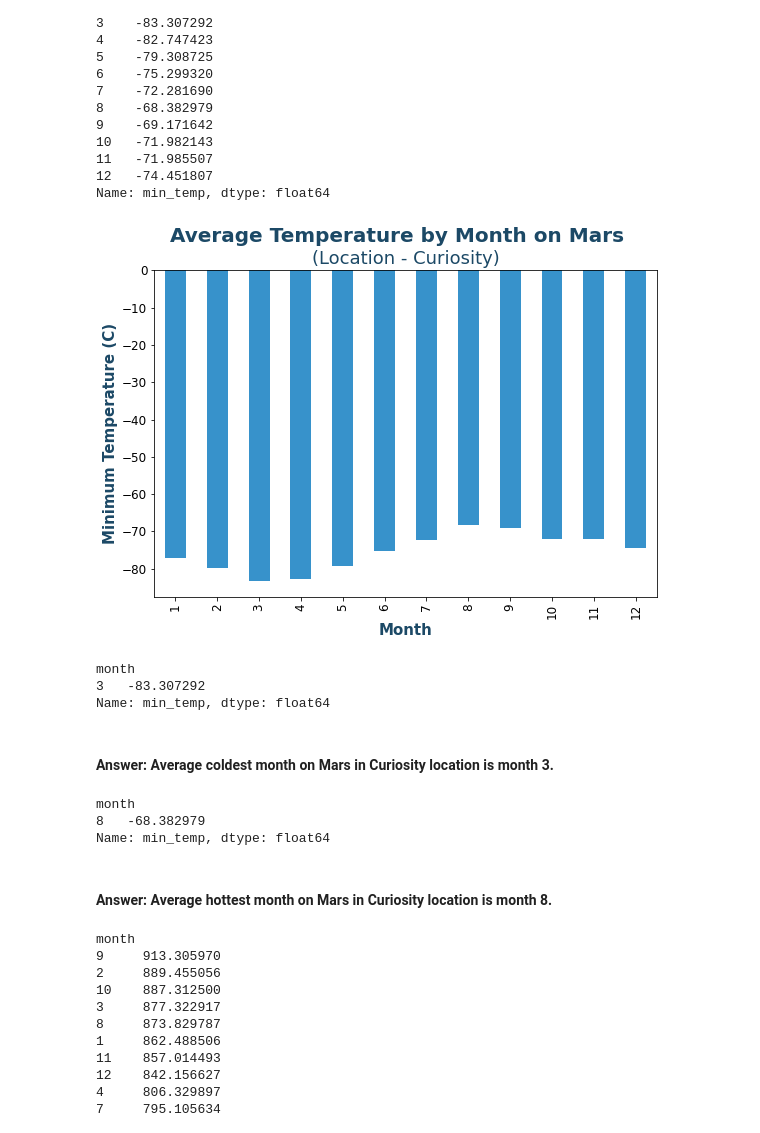
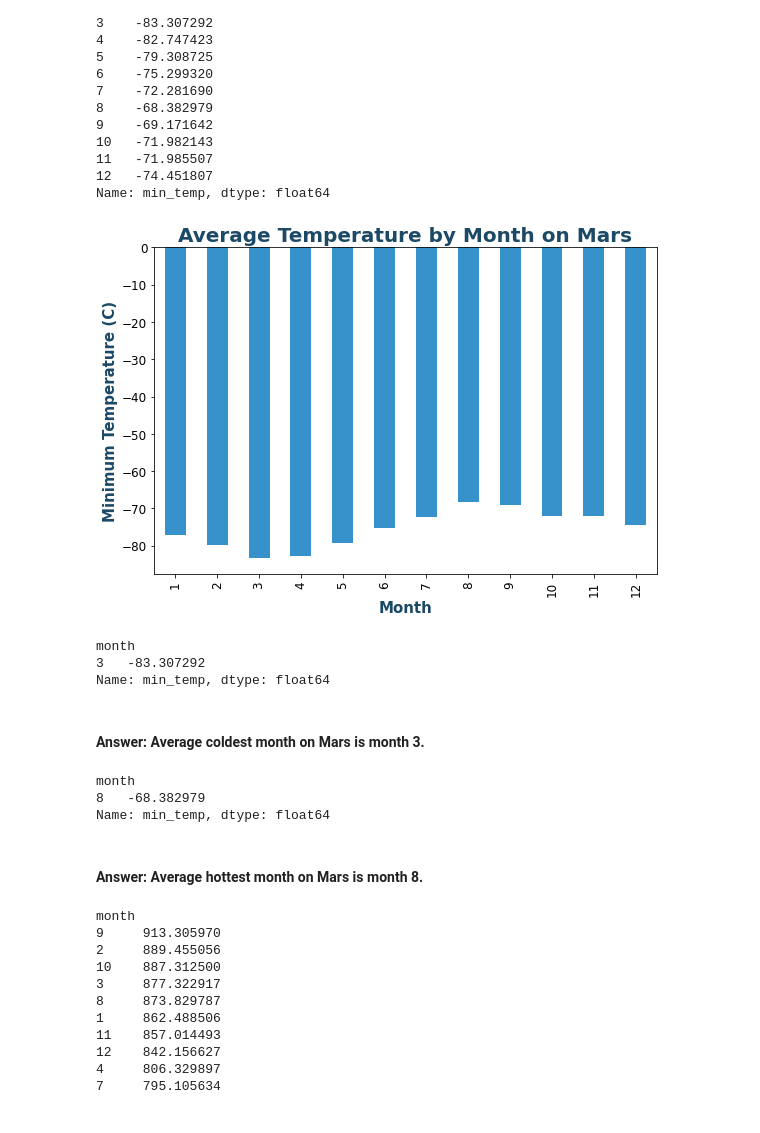
Before and after one commit to barefayne/web-scraping-challenge, a Jupyter notebook: part_2_mars_weather.ipynb, the cells around one changed output. Drawn from its saved outputs; the diff is of its cells as text; code cells hidden in the pictures.

```diff
--- a/part_2_mars_weather.ipynb
+++ b/part_2_mars_weather.ipynb
@@ -226,13 +226,12 @@ plt.rcParams["figure.figsize"] = (9,6)
 # %%
 # Plot the average temperature by month
 avg_low_temp.plot(kind ="bar", color = "#3792cb", rot = 90, align="center", fontsize = 12)
 plt.xlabel("Month", fontsize = 15, color = "#1c4966", fontweight="bold")
 plt.ylabel("Minimum Temperature (C)", fontsize = 15, color = "#1c4966", fontweight="bold")
-plt.suptitle("Average Temperature by Month on Mars", fontsize = 20, color = "#1c4966", fontweight="bold")
-plt.title("(Location - Curiosity)", fontsize = 18, color = "#1c4966")
+plt.title("Average Temperature by Month on Mars", fontsize = 20, color = "#1c4966", fontweight="bold")
 plt.show()
 # %% [output]
-[figure, old version]
+[figure, new version]
 # %%
 # Identify the coldest months in Curiosity's location
 coldest_temp = avg_low_temp.groupby("month").max().sort_values(ascending=True)
@@ -242,7 +241,7 @@ month
 3   -83.307292
 Name: min_temp, dtype: float64
 # %% [markdown]
-#### Answer: Average coldest month on Mars in Curiosity location is month 3.
+#### Answer: Average coldest month on Mars is month 3.
 # %%
 # Identify the hottest months in Curiosity's location
 hottest_temp = avg_low_temp.groupby("month").max().sort_values(ascending=False)
@@ -252,7 +251,7 @@ month
 8   -68.382979
 Name: min_temp, dtype: float64
 # %% [markdown]
-#### Answer: Average hottest month on Mars in Curiosity location is month 8.
+#### Answer: Average hottest month on Mars is month 8.
 # %%
 # 4. Average pressure by Martian month
 avg_pressure = mars_df.groupby("month").mean()["pressure"]
```
Also changed, not shown: parts of 2 cells of this notebook.
